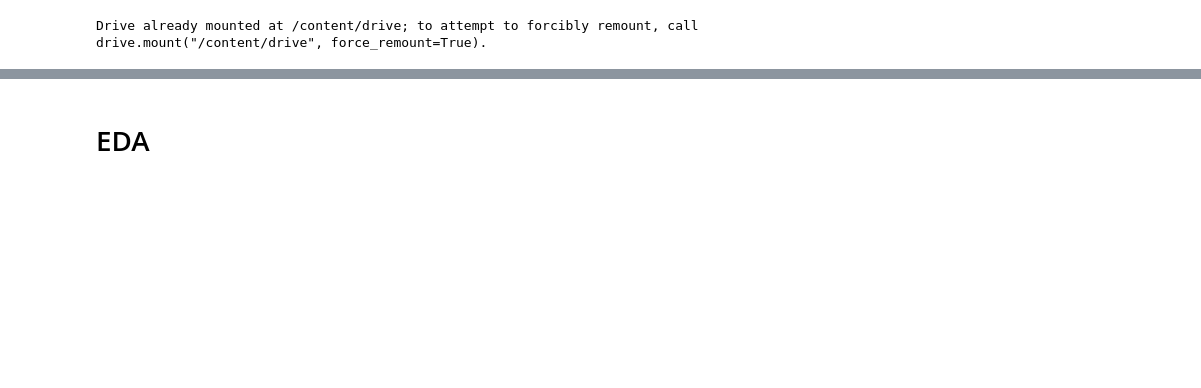
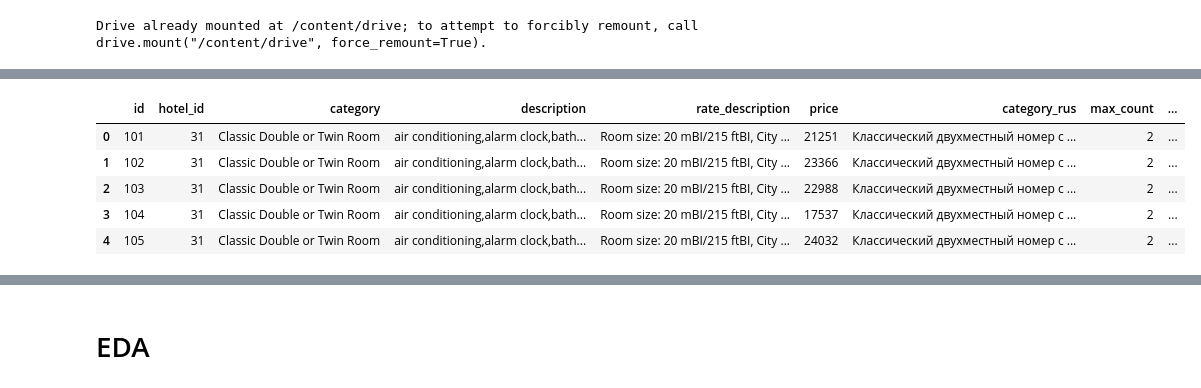
Before and after one commit to ElizavetaRysyeva/ver_last_ver, a Jupyter notebook: backend/рекомендательная.ipynb, the cells around one changed output, grey strips where cells are left out. Cells and saved outputs as stored; diff of their text form; code cells hidden in the pictures; blank space fills up the shorter version.

```diff
--- a/backend/рекомендательная.ipynb
+++ b/backend/рекомендательная.ipynb
@@ -56,0 +264,2 @@ events_df = pd.read_excel('/content/drive/My Drive/event.xlsx')
+# %%
+hotel_rooms=pd.read_excel('/Users/liza/Downloads/hotel-hotel-latest/backend/room.xlsx')
@@ -56,0 +277,9 @@ events_df = pd.read_excel('/content/drive/My Drive/event.xlsx')
+# %%
+hotel_rooms.head()
+# %% [output]
+|  | id | hotel_id | category | description | rate_description | price | category_rus | max_count | ... |
+| 0 | 101 | 31 | Classic Double or Twin Room | air conditioning,alarm clock,bath... | Room size: 20 mВІ/215 ftВІ, City ... | 21251 | Классический двухместный номер с ... | 2 | ... |
+| 1 | 102 | 31 | Classic Double or Twin Room | air conditioning,alarm clock,bath... | Room size: 20 mВІ/215 ftВІ, City ... | 23366 | Классический двухместный номер с ... | 2 | ... |
+| 2 | 103 | 31 | Classic Double or Twin Room | air conditioning,alarm clock,bath... | Room size: 20 mВІ/215 ftВІ, City ... | 22988 | Классический двухместный номер с ... | 2 | ... |
+| 3 | 104 | 31 | Classic Double or Twin Room | air conditioning,alarm clock,bath... | Room size: 20 mВІ/215 ftВІ, City ... | 17537 | Классический двухместный номер с ... | 2 | ... |
+| 4 | 105 | 31 | Classic Double or Twin Room | air conditioning,alarm clock,bath... | Room size: 20 mВІ/215 ftВІ, City ... | 24032 | Классический двухместный номер с ... | 2 | ... |
```
Also changed, not shown: parts of 70 cells of this notebook.
